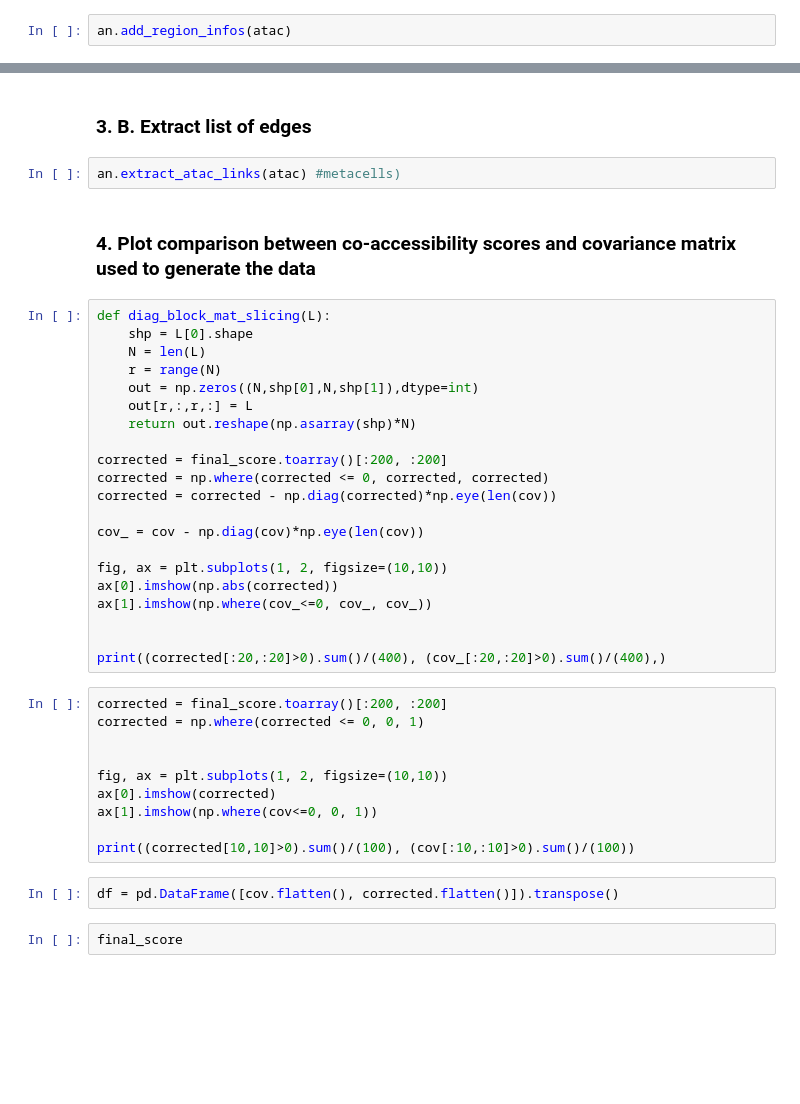
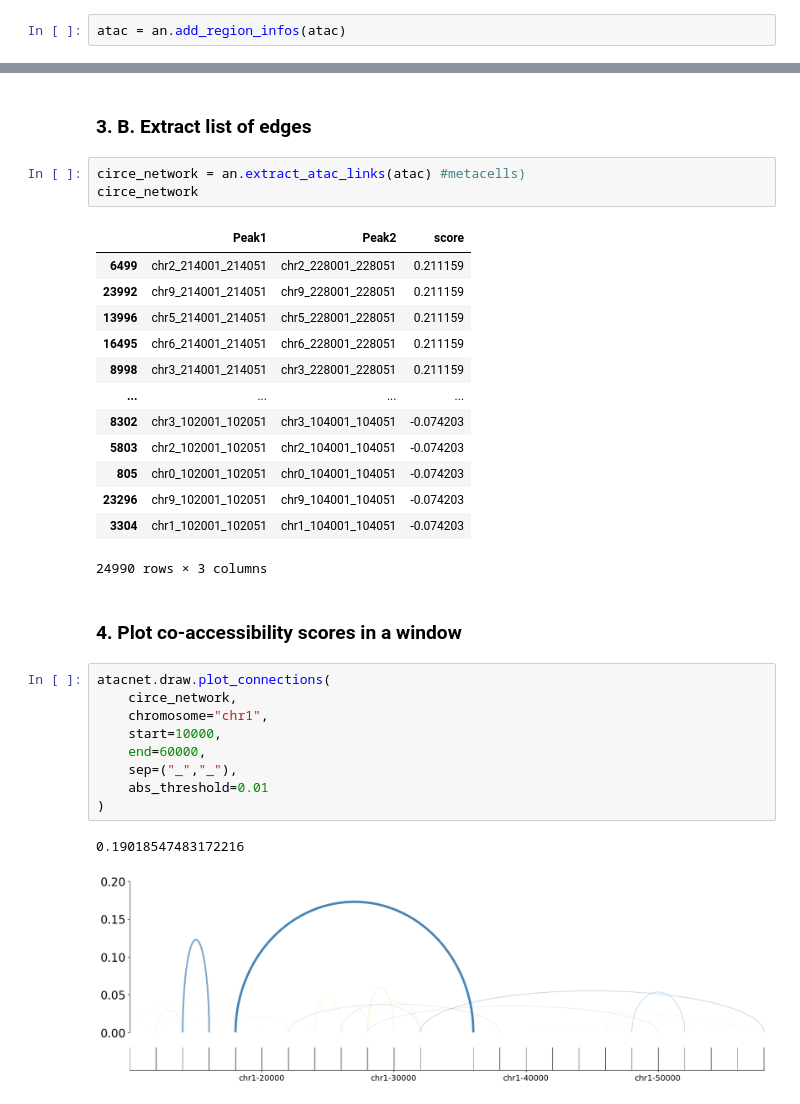
Before and after one commit to cantinilab/Circe, a Jupyter notebook: Examples/Example1.ipynb, the cells around one changed output, grey strips where cells are left out. Saved outputs shown, nothing was run; the diff lists cells and outputs as text; blank space fills up the shorter version.

Commit message:
added graphic representation and jumped to 0.1.8, pre-circe renaming

```diff
--- a/Examples/Example1.ipynb
+++ b/Examples/Example1.ipynb
@@ -45,7 +66,7 @@ distance_threshold = 50000
 # %% [markdown]
 ### 1. Add region position in AnnData.obs
 # %%
-an.add_region_infos(atac)
+atac = an.add_region_infos(atac)
 # %% [markdown]
 ### 2. Replace random data with fake cov matrix
 # %%
@@ -130,41 +187,33 @@ atac.varp['atac_network'] = final_score
 # %% [markdown]
 ### 3. B. Extract list of edges
 # %%
-an.extract_atac_links(atac) #metacells)
+circe_network = an.extract_atac_links(atac) #metacells)
+circe_network
+# %% [output]
+|  | Peak1 | Peak2 | score |
+| 6499 | chr2_214001_214051 | chr2_228001_228051 | 0.211159 |
+| 23992 | chr9_214001_214051 | chr9_228001_228051 | 0.211159 |
+| 13996 | chr5_214001_214051 | chr5_228001_228051 | 0.211159 |
+| 16495 | chr6_214001_214051 | chr6_228001_228051 | 0.211159 |
+| 8998 | chr3_214001_214051 | chr3_228001_228051 | 0.211159 |
+| ... | ... | ... | ... |
+| 8302 | chr3_102001_102051 | chr3_104001_104051 | -0.074203 |
+| 5803 | chr2_102001_102051 | chr2_104001_104051 | -0.074203 |
+| 805 | chr0_102001_102051 | chr0_104001_104051 | -0.074203 |
+| 23296 | chr9_102001_102051 | chr9_104001_104051 | -0.074203 |
+| 3304 | chr1_102001_102051 | chr1_104001_104051 | -0.074203 |
+24990 rows × 3 columns
 # %% [markdown]
-### 4. Plot comparison between co-accessibility scores and covariance matrix used to generate the data
+### 4. Plot co-accessibility scores in a window
-# %%
-def diag_block_mat_slicing(L):
-    shp = L[0].shape
-    N = len(L)
-    r = range(N)
-    out = np.zeros((N,shp[0],N,shp[1]),dtype=int)
-    out[r,:,r,:] = L
-    return out.reshape(np.asarray(shp)*N)
-
-corrected = final_score.toarray()[:200, :200]
-corrected = np.where(corrected <= 0, corrected, corrected)
-corrected = corrected - np.diag(corrected)*np.eye(len(cov))
-
-cov_ = cov - np.diag(cov)*np.eye(len(cov))
-
-fig, ax = plt.subplots(1, 2, figsize=(10,10))
-ax[0].imshow(np.abs(corrected))
-ax[1].imshow(np.where(cov_<=0, cov_, cov_))
-
-
-print((corrected[:20,:20]>0).sum()/(400), (cov_[:20,:20]>0).sum()/(400),)
-# %%
-corrected = final_score.toarray()[:200, :200]
-corrected = np.where(corrected <= 0, 0, 1)
-
-
-fig, ax = plt.subplots(1, 2, figsize=(10,10))
-ax[0].imshow(corrected)
-ax[1].imshow(np.where(cov<=0, 0, 1))
-
-print((corrected[10,10]>0).sum()/(100), (cov[:10,:10]>0).sum()/(100))
-# %%
-df = pd.DataFrame([cov.flatten(), corrected.flatten()]).transpose()
-# %%
-final_score
+# %%
+atacnet.draw.plot_connections(
+    circe_network,
+    chromosome="chr1",
+    start=10000,
+    end=60000,
+    sep=("_","_"),
+    abs_threshold=0.01
+)
+# %% [output]
+0.19018547483172216
+[figure, added]
```
Also changed, not shown: parts of 14 cells of this notebook, 4 other files.
